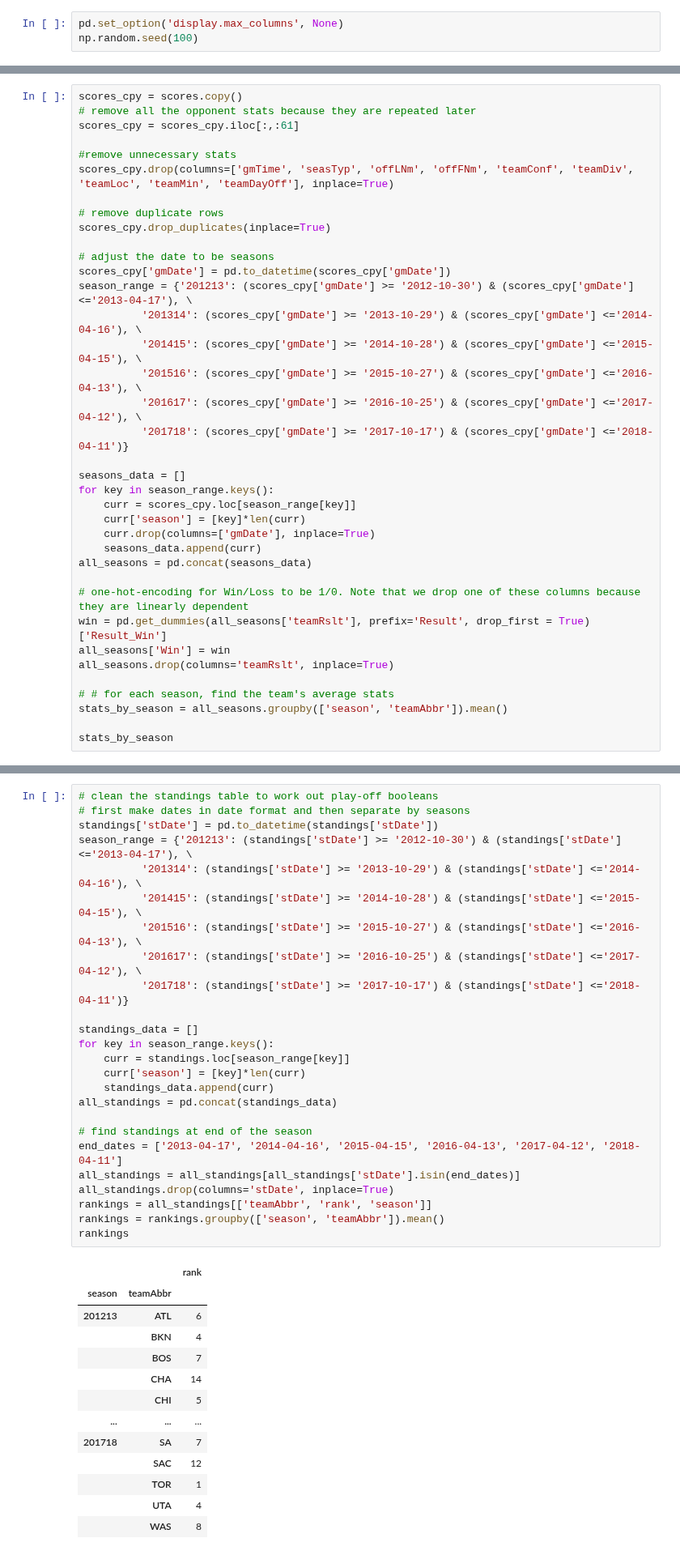
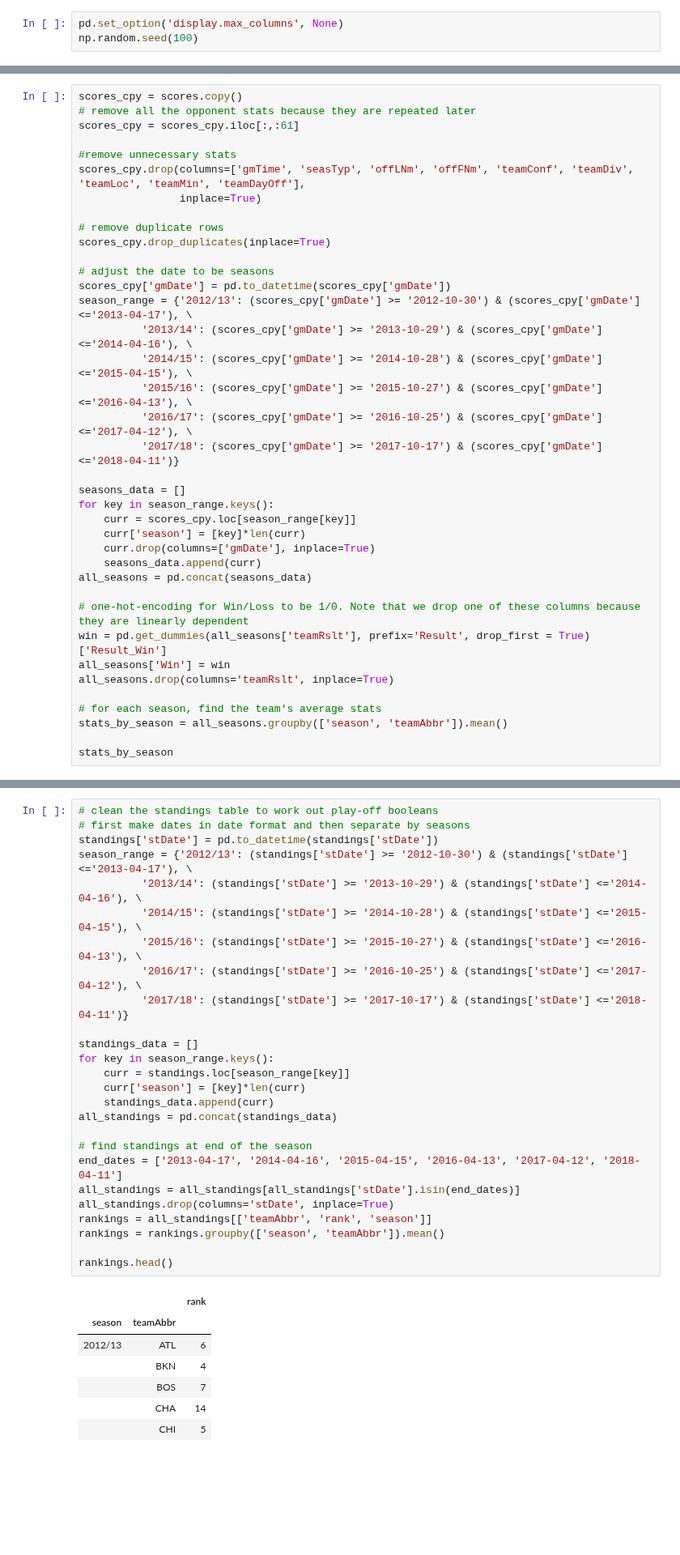
Before and after one commit to ktang98/basketball_analysis, a Jupyter notebook: basketball/basketball_analysis.ipynb, the cells around one changed output, grey strips where cells are left out. Shown at 81% size. Drawn from its saved outputs; the diff is of its cells as text; blank space fills up the shorter version.

```diff
--- a/basketball/basketball_analysis.ipynb
+++ b/basketball/basketball_analysis.ipynb
@@ -31,19 +149,20 @@ scores_cpy = scores.copy()
 scores_cpy = scores_cpy.iloc[:,:61]
 
 #remove unnecessary stats
-scores_cpy.drop(columns=['gmTime', 'seasTyp', 'offLNm', 'offFNm', 'teamConf', 'teamDiv', 'teamLoc', 'teamMin', 'teamDayOff'], inplace=True)
+scores_cpy.drop(columns=['gmTime', 'seasTyp', 'offLNm', 'offFNm', 'teamConf', 'teamDiv', 'teamLoc', 'teamMin', 'teamDayOff'],
+                inplace=True)
 
 # remove duplicate rows
 scores_cpy.drop_duplicates(inplace=True)
 
 # adjust the date to be seasons
 scores_cpy['gmDate'] = pd.to_datetime(scores_cpy['gmDate'])
-season_range = {'201213': (scores_cpy['gmDate'] >= '2012-10-30') & (scores_cpy['gmDate'] <='2013-04-17'), \
-          '201314': (scores_cpy['gmDate'] >= '2013-10-29') & (scores_cpy['gmDate'] <='2014-04-16'), \
-          '201415': (scores_cpy['gmDate'] >= '2014-10-28') & (scores_cpy['gmDate'] <='2015-04-15'), \
-          '201516': (scores_cpy['gmDate'] >= '2015-10-27') & (scores_cpy['gmDate'] <='2016-04-13'), \
-          '201617': (scores_cpy['gmDate'] >= '2016-10-25') & (scores_cpy['gmDate'] <='2017-04-12'), \
-          '201718': (scores_cpy['gmDate'] >= '2017-10-17') & (scores_cpy['gmDate'] <='2018-04-11')}
+season_range = {'2012/13': (scores_cpy['gmDate'] >= '2012-10-30') & (scores_cpy['gmDate'] <='2013-04-17'), \
+          '2013/14': (scores_cpy['gmDate'] >= '2013-10-29') & (scores_cpy['gmDate'] <='2014-04-16'), \
+          '2014/15': (scores_cpy['gmDate'] >= '2014-10-28') & (scores_cpy['gmDate'] <='2015-04-15'), \
+          '2015/16': (scores_cpy['gmDate'] >= '2015-10-27') & (scores_cpy['gmDate'] <='2016-04-13'), \
+          '2016/17': (scores_cpy['gmDate'] >= '2016-10-25') & (scores_cpy['gmDate'] <='2017-04-12'), \
+          '2017/18': (scores_cpy['gmDate'] >= '2017-10-17') & (scores_cpy['gmDate'] <='2018-04-11')}
 
 seasons_data = []
 for key in season_range.keys():
@@ -58,7 +177,7 @@ win = pd.get_dummies(all_seasons['teamRslt'], prefix='Result', drop_first = True
 all_seasons['Win'] = win
 all_seasons.drop(columns='teamRslt', inplace=True)
 
-# # for each season, find the team's average stats
+# for each season, find the team's average stats
 stats_by_season = all_seasons.groupby(['season', 'teamAbbr']).mean()
 
 stats_by_season
@@ -80,39 +199,34 @@ stats_by_season
 # %%
 # clean the standings table to work out play-off booleans
 # first make dates in date format and then separate by seasons
 standings['stDate'] = pd.to_datetime(standings['stDate'])
-season_range = {'201213': (standings['stDate'] >= '2012-10-30') & (standings['stDate'] <='2013-04-17'), \
-          '201314': (standings['stDate'] >= '2013-10-29') & (standings['stDate'] <='2014-04-16'), \
-          '201415': (standings['stDate'] >= '2014-10-28') & (standings['stDate'] <='2015-04-15'), \
-          '201516': (standings['stDate'] >= '2015-10-27') & (standings['stDate'] <='2016-04-13'), \
-          '201617': (standings['stDate'] >= '2016-10-25') & (standings['stDate'] <='2017-04-12'), \
-          '201718': (standings['stDate'] >= '2017-10-17') & (standings['stDate'] <='2018-04-11')}
+season_range = {'2012/13': (standings['stDate'] >= '2012-10-30') & (standings['stDate'] <='2013-04-17'), \
+          '2013/14': (standings['stDate'] >= '2013-10-29') & (standings['stDate'] <='2014-04-16'), \
+          '2014/15': (standings['stDate'] >= '2014-10-28') & (standings['stDate'] <='2015-04-15'), \
+          '2015/16': (standings['stDate'] >= '2015-10-27') & (standings['stDate'] <='2016-04-13'), \
+          '2016/17': (standings['stDate'] >= '2016-10-25') & (standings['stDate'] <='2017-04-12'), \
+          '2017/18': (standings['stDate'] >= '2017-10-17') & (standings['stDate'] <='2018-04-11')}
 
 standings_data = []
 for key in season_range.keys():
     curr = standings.loc[season_range[key]]
     curr['season'] = [key]*len(curr)
     standings_data.append(curr)
 all_standings = pd.concat(standings_data)
 
 # find standings at end of the season
 end_dates = ['2013-04-17', '2014-04-16', '2015-04-15', '2016-04-13', '2017-04-12', '2018-04-11']
 all_standings = all_standings[all_standings['stDate'].isin(end_dates)]
 all_standings.drop(columns='stDate', inplace=True)
 rankings = all_standings[['teamAbbr', 'rank', 'season']]
 rankings = rankings.groupby(['season', 'teamAbbr']).mean()
-rankings
+
+rankings.head()
 # %% [output]
 |  |  | rank |
 | season | teamAbbr |  |
-| 201213 | ATL | 6 |
+| 2012/13 | ATL | 6 |
 |  | BKN | 4 |
 |  | BOS | 7 |
 |  | CHA | 14 |
 |  | CHI | 5 |
-| ... | ... | ... |
-| 201718 | SA | 7 |
-|  | SAC | 12 |
-|  | TOR | 1 |
-|  | UTA | 4 |
-|  | WAS | 8 |
```
Also changed, not shown: parts of 52 cells of this notebook.
